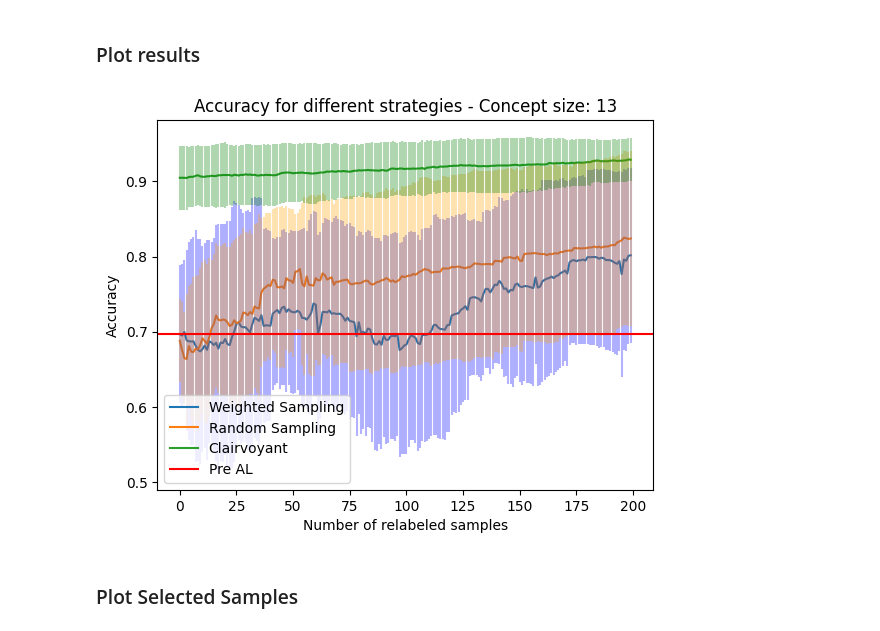
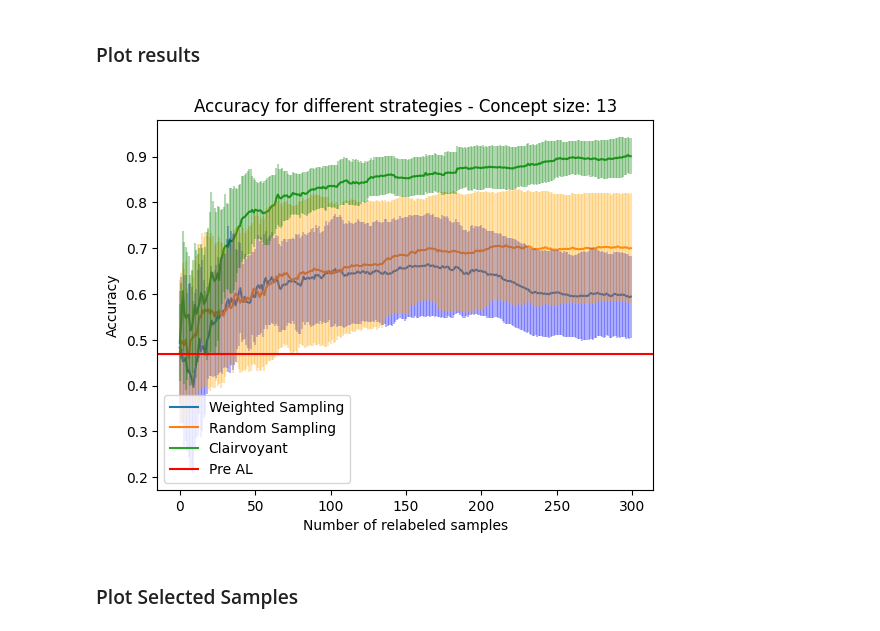
Before and after one commit to MassimilianoArca/master-thesis-experiments, a Jupyter notebook: master_thesis_experiments/notebooks/classification/accuracy_evaluation.ipynb, the cells around one changed output. Cells and saved outputs as stored; diff of their text form; code cells hidden in the pictures.

```diff
--- a/master_thesis_experiments/notebooks/classification/accuracy_evaluation.ipynb
+++ b/master_thesis_experiments/notebooks/classification/accuracy_evaluation.ipynb
@@ -9,7 +9,7 @@ import matplotlib.pyplot as plt
 from sklearn.metrics import mean_absolute_error
 from copy import deepcopy
 # %%
-sim_path = '../../results/synth_classification_fixed_dataset_and_samples_v2/03-07-2023-12:42'
+sim_path = '../../results/synth_classification_fixed_dataset_and_samples_v2/10-07-2023-11:54'
 # %%
 def get_immediate_subdirectories(a_dir):
     return [name for name in os.listdir(a_dir)
@@ -295,33 +295,34 @@ std_cl_accuracy = np.std(a=list(cl_accuracy.values()), axis=0)
 # %%
 # create a new figure and axis object
 fig, ax = plt.subplots()
 
+
 # plot the accuracy values for each model as a line
-ax.plot(list(range(len(mean_ws_accuracy))), list(mean_ws_accuracy), label='Weighted Sampling')
-ax.plot(list(range(len(mean_rs_accuracy))), list(mean_rs_accuracy), label='Random Sampling')
-ax.plot(list(range(len(mean_cl_accuracy))), list(mean_cl_accuracy), label='Clairvoyant')
-ax.errorbar(list(range(len(mean_ws_accuracy))), list(mean_ws_accuracy), yerr=list(std_ws_accuracy), fmt='none', c='blue', alpha=0.3)
-ax.errorbar(list(range(len(mean_rs_accuracy))), list(mean_rs_accuracy), yerr=list(std_rs_accuracy), fmt='none', c='orange', alpha=0.3)
-ax.errorbar(list(range(len(mean_cl_accuracy))), list(mean_cl_accuracy), yerr=list(std_cl_accuracy), fmt='none', c='green', alpha=0.3)
+ax.plot(range(len(mean_ws_accuracy)), mean_ws_accuracy, label='Weighted Sampling')
+ax.plot(range(len(mean_rs_accuracy)), mean_rs_accuracy, label='Random Sampling')
+ax.plot(range(len(mean_cl_accuracy)), mean_cl_accuracy, label='Clairvoyant')
+ax.errorbar(range(len(mean_ws_accuracy)), mean_ws_accuracy, yerr=std_ws_accuracy, fmt='none', c='blue', alpha=0.3)
+ax.errorbar(range(len(mean_rs_accuracy)), mean_rs_accuracy, yerr=std_rs_accuracy, fmt='none', c='orange', alpha=0.3)
+ax.errorbar(range(len(mean_cl_accuracy)), mean_cl_accuracy, yerr=std_cl_accuracy, fmt='none', c='green', alpha=0.3)
 plt.axhline(y=mean_pre_AL_accuracy, color='r', linestyle='-', label='Pre AL')
 
 # add a legend to the plot
 ax.legend()
 
 # set the x-axis label
 ax.set_xlabel('Number of relabeled samples')
 
 # set the y-axis label
 ax.set_ylabel('Accuracy')
 
 # set the title of the plot
 ax.set_title('Accuracy for different strategies - Concept size: ' + str(metadata[runs_dirs[0]]['last_concept_size']))
 
 # display the plot
 
 plt.show()
 # %% [output]
-[figure, old version]
+[figure, new version]
 # %% [markdown]
 ### Plot Selected Samples
 # %%
```
Also changed, not shown: parts of 5 cells of this notebook, 5 other files.
